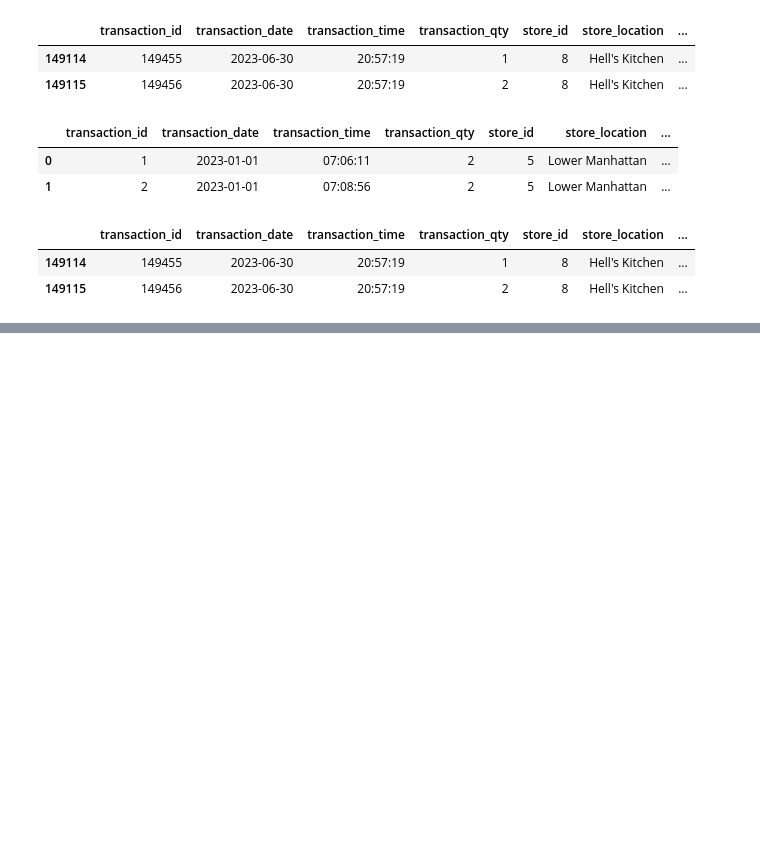
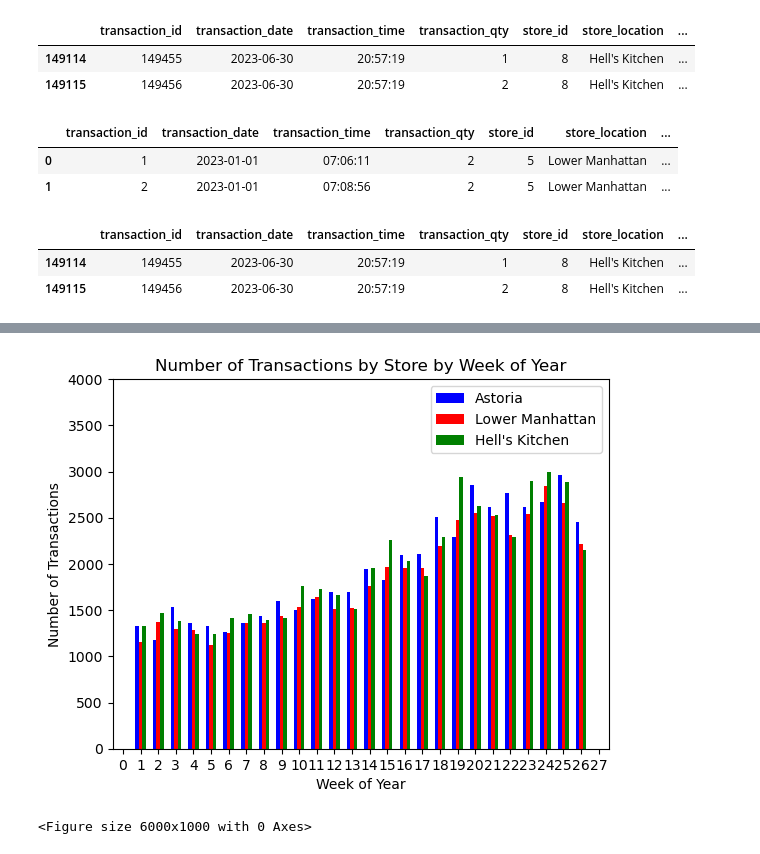
Before and after one commit to cedetraz96/Coffee_Crew, a Jupyter notebook: CoffeeShopAnalysis.ipynb, the cells around one changed output, grey strips where cells are left out. Drawn from its saved outputs; the diff is of its cells as text; code cells hidden in the pictures; blank space fills up the shorter version.

```diff
--- a/CoffeeShopAnalysis.ipynb
+++ b/CoffeeShopAnalysis.ipynb
@@ -245,0 +327,38 @@ plt.figure(figsize=(60,10))
+# %%
+#Create a dataframe for each store's total number of transactions by week of year
+store1_transactions = store1_df.groupby('weekofyear').count()
+store2_transactions = store2_df.groupby('weekofyear').count()
+store3_transactions = store3_df.groupby('weekofyear').count()
+
+#display(store1_transactions)
+#display(store2_transactions)
+#display(store3_transactions)
+
+#Convert the week of year column to an integer
+store1_transactions.index = store1_transactions.index.astype(int)
+store2_transactions.index = store2_transactions.index.astype(int)
+store3_transactions.index = store3_transactions.index.astype(int)
+
+#Display the total number of transactions for each store as a bar graph with each store's data side by side as narrow bars
+plt.bar(store1_transactions.index - 0.2, store1_transactions['transaction_id'], width=0.2, label='Astoria', color='blue')
+plt.bar(store2_transactions.index, store2_transactions['transaction_id'], width=0.2, label='Lower Manhattan', color='red')
+plt.bar(store3_transactions.index + 0.2, store3_transactions['transaction_id'], width=0.2, label="Hell's Kitchen", color='green')
+
+#Change the x axis to display week of year
+plt.xticks(np.arange(0, 28, 1))
+
+#Increase the maximum y axis value to 4000
+plt.ylim(0, 4000)
+plt.yticks(np.arange(0, 4001, 500))
+
+plt.xlabel('Week of Year')
+plt.ylabel('Number of Transactions')
+plt.title('Number of Transactions by Store by Week of Year')
+plt.legend(loc='best')
+plt.figure(figsize=(60,10))
+
+#Save the figure
+plt.savefig('Images/NumberofTransactionsbyStorebyWeekofYear.png')
+# %% [output]
+[figure, added]
+<Figure size 6000x1000 with 0 Axes>
```
Also changed, not shown: parts of 13 cells of this notebook, 13 other files.
